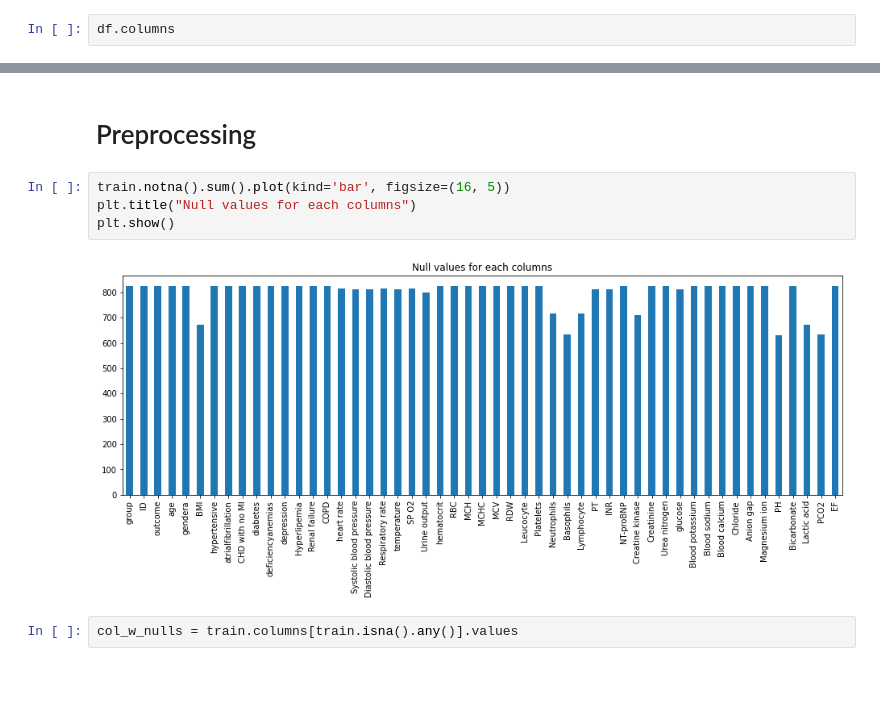
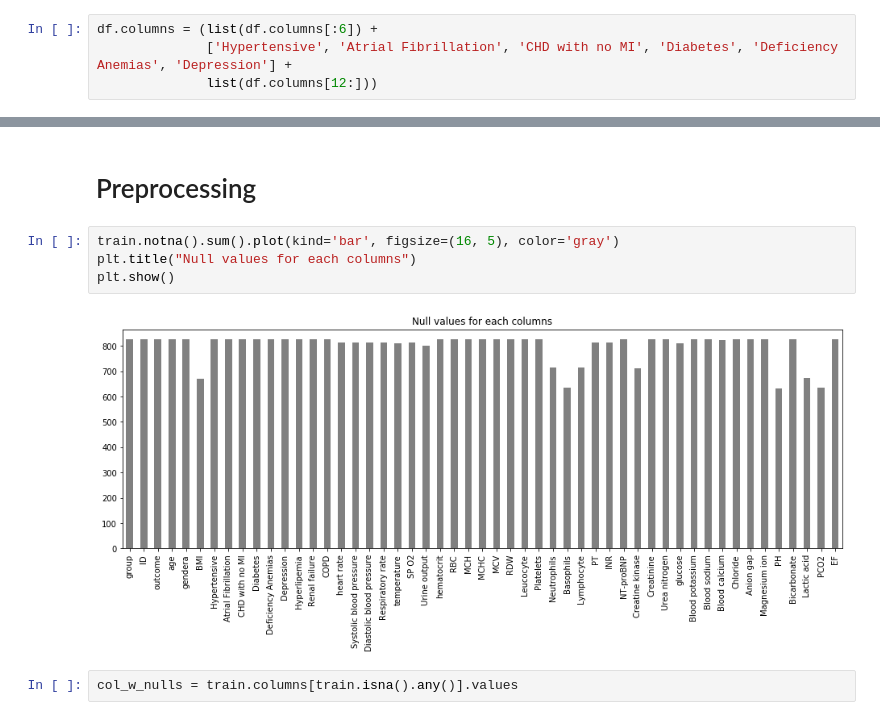
Before and after one commit to RK-IM/Projects, a Jupyter notebook: In_hospital_mortality/ICU_with_HF.ipynb, the cells around one changed output, grey strips where cells are left out. Saved outputs shown, nothing was run; the diff lists cells and outputs as text; blank space fills up the shorter version.

```diff
--- a/In_hospital_mortality/ICU_with_HF.ipynb
+++ b/In_hospital_mortality/ICU_with_HF.ipynb
@@ -120,4 +133,6 @@ df[df['outcome'].isna()]
 |  | group | ID | outcome | age | gendera | BMI | hypertensive | atrialfibrillation | ... |
 | 1159 | 2 | 162338 | NaN | 83 | 1 | NaN | 1 | 0 | ... |
 # %%
-df.columns
+df.columns = (list(df.columns[:6]) +
+              ['Hypertensive', 'Atrial Fibrillation', 'CHD with no MI', 'Diabetes', 'Deficiency Anemias', 'Depression'] +
+              list(df.columns[12:]))
@@ -145,11 +147,11 @@ test = df.query("group==2")
 # %% [markdown]
 # Preprocessing
 # %%
-train.notna().sum().plot(kind='bar', figsize=(16, 5))
+train.notna().sum().plot(kind='bar', figsize=(16, 5), color='gray')
 plt.title("Null values for each columns")
 plt.show()
 # %% [output]
-[figure, old version]
+[figure, new version]
 # %%
 col_w_nulls = train.columns[train.isna().any()].values
 # %%
```
Also changed, not shown: parts of 68 cells of this notebook.
